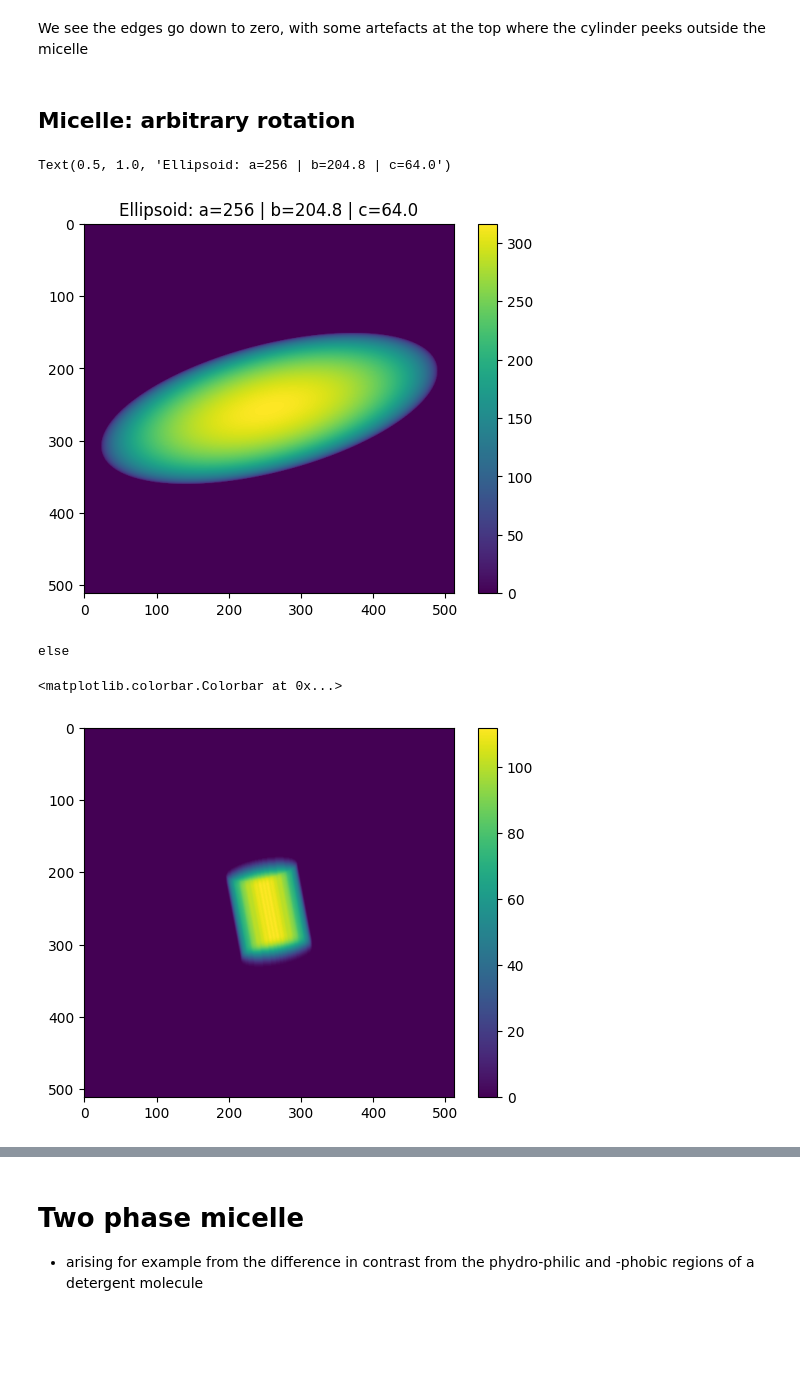
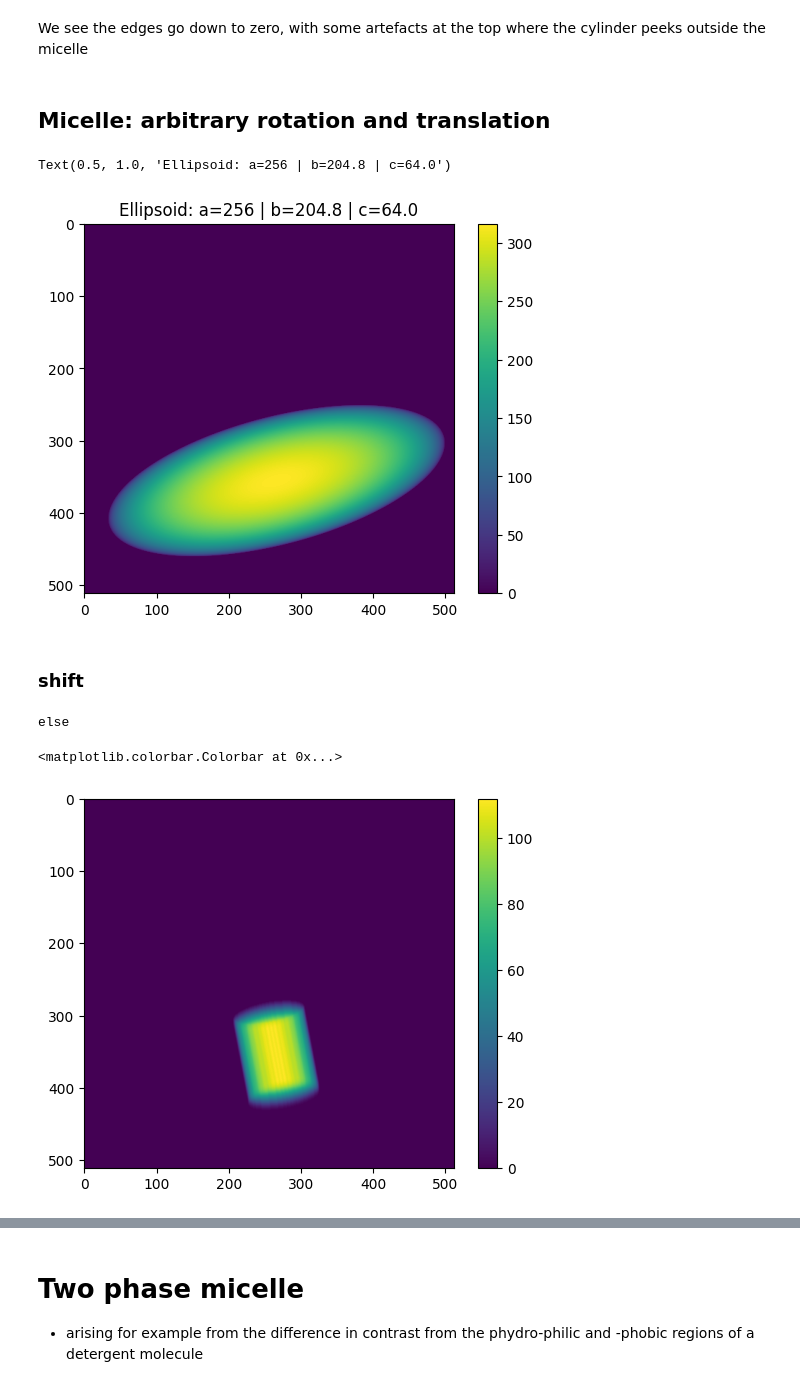
Before and after one commit to h-alvarenga/simSPI, a Jupyter notebook: notebooks/geometric_micelle.ipynb, the cells around one changed output, grey strips where cells are left out. Cells and saved outputs as stored; diff of their text form; code cells hidden in the pictures; blank space fills up the shorter version.

Commit message:
refactor shifting to real space instead of fft, since numerical instability for large shifts

```diff
--- a/notebooks/geometric_micelle.ipynb
+++ b/notebooks/geometric_micelle.ipynb
@@ -288,42 +301,46 @@ plt.colorbar(ax)
 # %% [markdown]
 We see the edges go down to zero, with some artefacts at the top where the cylinder peeks outside the micelle
 # %% [markdown]
-## Micelle: arbitrary rotation
+## Micelle: arbitrary rotation and translation
 # %%
 scale=256
 a=1*scale
 b=0.8*scale
 c=1/4*scale
 step_x = step_y = 1
 max_axis = np.max([a,b])
-x_mesh, y_mesh = np.meshgrid(np.arange(-max_axis,max_axis,step=step_x),np.arange(-max_axis,max_axis,step=step_y))
-# rotation = Rotation.from_euler('XZY',[45,45,45],degrees=True).as_matrix()
+y_mesh, x_mesh = torch.meshgrid(torch.arange(-max_axis,max_axis,step=step_x),torch.arange(-max_axis,max_axis,step=step_y))
 np.random.seed(0)
-rotation = Rotation.random().as_matrix()
-proj_ellipsoid = geometric_micelle.project_rotated_ellipsoid(x_mesh,y_mesh,a,b,c,rotation)
+rotation = torch.from_numpy(Rotation.random().as_matrix())
+shift_x, shift_y = 10, 100
+proj_ellipsoid = geometric_micelle.project_rotated_ellipsoid(x_mesh-shift_x,y_mesh-shift_y,a,b,c,rotation)
 
 ax = plt.imshow(proj_ellipsoid)
 plt.colorbar(ax)
 plt.title(f'Ellipsoid: a={a} | b={b} | c={c}')
 # %% [output]
 Text(0.5, 1.0, 'Ellipsoid: a=256 | b=204.8 | c=64.0')
-[figure, old version]
+[figure, new version]
+# %% [markdown]
+### shift
 # %%
 radius_circle = 50
 h = c*2
 volume = np.pi*radius_circle**2*h
-proj_cylinder = geometric_micelle.project_rotated_cylinder(tensor(x_mesh),
-                                                               tensor(y_mesh),
-                                                               radius_circle=radius_circle,
-                                                               h=h,
-                                                               rotation=rotation.T)
+proj_cylinder = geometric_micelle.project_rotated_cylinder(x_mesh,
+                                                           y_mesh,
+                                                           radius_circle=radius_circle,
+                                                           h=h,
+                                                           rotation=rotation.T,
+                                                           shift_x=shift_x,
+                                                           shift_y = shift_y)
 proj_cylinder = volume*proj_cylinder / proj_cylinder.sum()
 ax = plt.imshow(proj_cylinder)
 plt.colorbar(ax)
 # %% [output]
 else
 <matplotlib.colorbar.Colorbar at 0x...>
-[figure, old version]
+[figure, new version]
 # %%
 micelle = proj_ellipsoid - proj_cylinder
 
```
Also changed, not shown: parts of 27 cells of this notebook, 8 other files.
